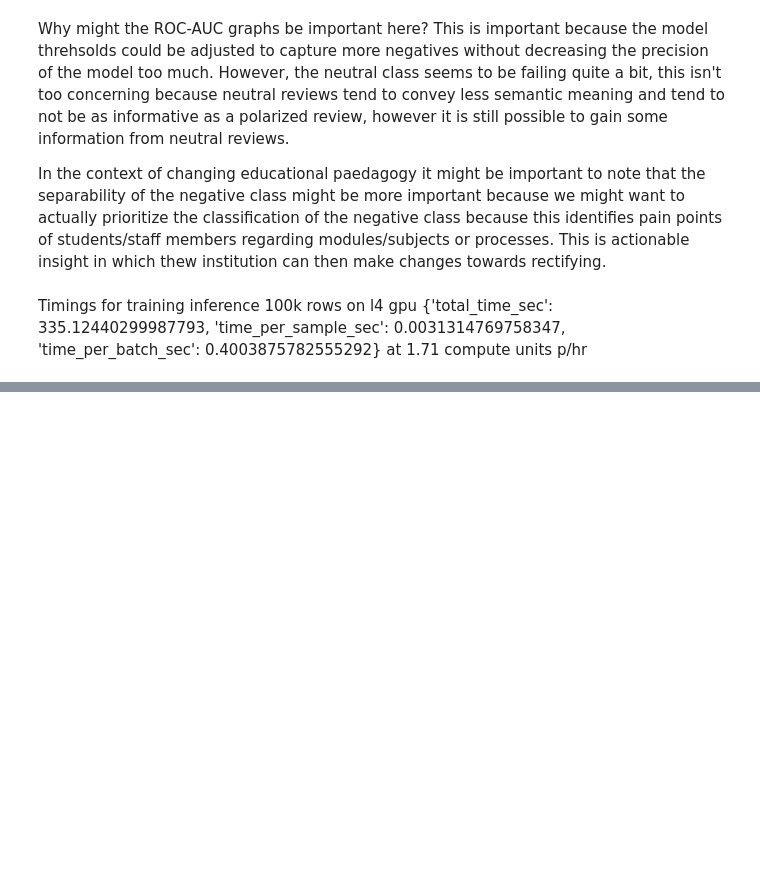
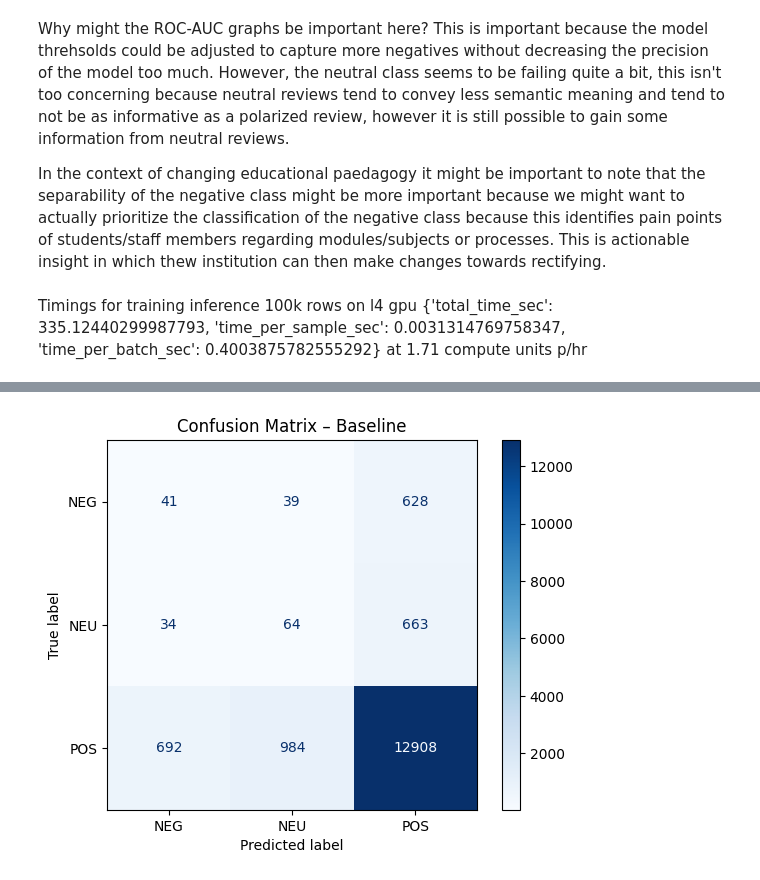
Before and after one commit to AlessandroGo/NLP_SA_ITRPA, a Jupyter notebook: results_analysis.ipynb, the cells around one changed output, grey strips where cells are left out. Cells and saved outputs as stored; diff of their text form; code cells hidden in the pictures; blank space fills up the shorter version.

```diff
--- a/results_analysis.ipynb
+++ b/results_analysis.ipynb
@@ -323,0 +532,14 @@ Timings for training inference 100k rows on l4 gpu {'total_time_sec': 335.124402
+# %%
+neg_idx = 0
+
+neg_probs = probs[:, neg_idx]
+y_true_binary = (y_true_idx == neg_idx).astype(int)
+
+fpr, tpr, thresholds = roc_curve(y_true_binary, neg_probs)
+roc_auc = auc(fpr, tpr)
+
+J = tpr - fpr
+best_idx = np.argmax(J)
+best_threshold = thresholds[best_idx]
+
+best_threshold
@@ -323,0 +548,6 @@ Timings for training inference 100k rows on l4 gpu {'total_time_sec': 335.124402
+# %%
+y_pred_idx_opt = copy.copy(y_pred_idx)
+
+for i in range(len(y_pred_idx_opt)):
+    if neg_probs[i] >= best_threshold:
+        y_pred_idx_opt[i] = neg_idx
@@ -323,0 +568,65 @@ Timings for training inference 100k rows on l4 gpu {'total_time_sec': 335.124402
+# %%
+# 0) Sanity checks
+assert probs.ndim == 2, "probs must be 2D (N, C)."
+N, C = probs.shape
+assert C == 3, f"Expected 3 classes in probs, got {C}."
+assert len(y_pred_idx) == N == len(y_test_enc), "Length mismatch among test arrays."
+
+# 1) Map TRUE labels 5->3 only (preds are already 0/1/2)
+map_5to3 = {0:0, 1:0, 2:1, 3:2, 4:2}
+y_test_3 = np.array([map_5to3[int(x)] for x in y_test_enc])
+
+# 2) Collect baseline stats
+labels3 = ["NEG", "NEU", "POS"]
+cm_base = confusion_matrix(y_test_3, y_pred_idx)
+print("=== Baseline (no threshold) ===")
+print(classification_report(y_test_3, y_pred_idx, target_names=labels3, digits=4))
+
+# 3) Compute negative probs & how many exceed threshold
+NEG_IDX = 0  # make sure this is really your negative class index
+neg_probs = probs[:, NEG_IDX]
+coverage = (neg_probs >= best_threshold).mean()
+already_neg = (y_pred_idx == NEG_IDX).mean()
+print(f"\nShare with neg_prob >= threshold: {coverage:.3f}")
+print(f"Share baseline predicted NEG     : {already_neg:.3f}")
+
+# 4) How many will FLIP under your rule?
+will_flip = (neg_probs >= best_threshold) & (y_pred_idx != NEG_IDX)
+print(f"Count of predictions that will flip to NEG: {will_flip.sum()} of {N} ({will_flip.mean():.3%})")
+
+# 5) Apply robust decision rule:
+#    if neg_prob >= th -> NEG
+#    else -> argmax among NON-NEG classes ONLY (so we don’t default back to NEG by global argmax)
+y_pred_idx_opt = y_pred_idx.copy()
+non_neg_idx = [i for i in range(C) if i != NEG_IDX]
+
+# argmax among non-negative classes for those not forced NEG
+non_neg_scores = probs[:, non_neg_idx]  # shape: (N, 2)
+non_neg_best = non_neg_scores.argmax(axis=1)
+# map back to original class indices (0,1,2)
+non_neg_best = np.array([non_neg_idx[j] for j in non_neg_best])
+
+# assign negatives by threshold; others take best non-negative
+y_pred_idx_opt[neg_probs >= best_threshold] = NEG_IDX
+y_pred_idx_opt[neg_probs <  best_threshold] = non_neg_best[neg_probs < best_threshold]
+
+# 6) Show AFTER stats
+cm_opt = confusion_matrix(y_test_3, y_pred_idx_opt)
+print("\n=== Threshold-optimized ===")
+print(classification_report(y_test_3, y_pred_idx_opt, target_names=labels3, digits=4))
+
+# 7) Visual compare CMs
+plt.figure(figsize=(6,5))
+ConfusionMatrixDisplay(confusion_matrix=cm_base, display_labels=labels3).plot(values_format='d', cmap="Blues")
+plt.title("Confusion Matrix – Baseline")
+plt.show()
+
+plt.figure(figsize=(6,5))
+ConfusionMatrixDisplay(confusion_matrix=cm_opt, display_labels=labels3).plot(values_format='d', cmap="Purples")
+plt.title("Confusion Matrix – Threshold Optimized")
+plt.show()
+
+# 8) Report how many entries changed
+changed = (y_pred_idx_opt != y_pred_idx).sum()
+print(f"\nTotal predictions changed by thresholding: {changed} of {N} ({changed/N:.3%})")
+# %% [output]
@@ -323,0 +651 @@ Timings for training inference 100k rows on l4 gpu {'total_time_sec': 335.124402
+[figure, added]
```
Also changed, not shown: parts of 41 cells of this notebook.
